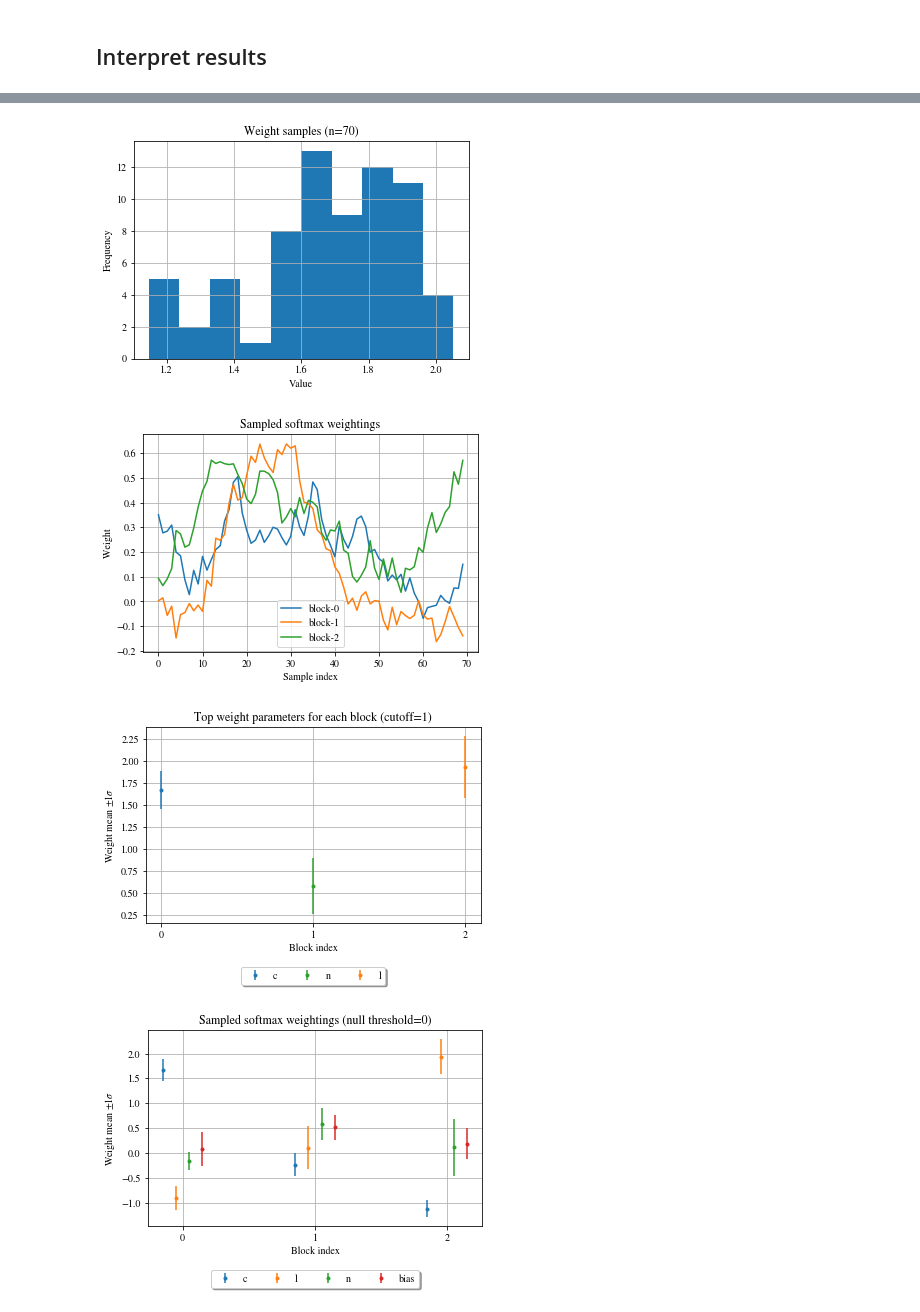
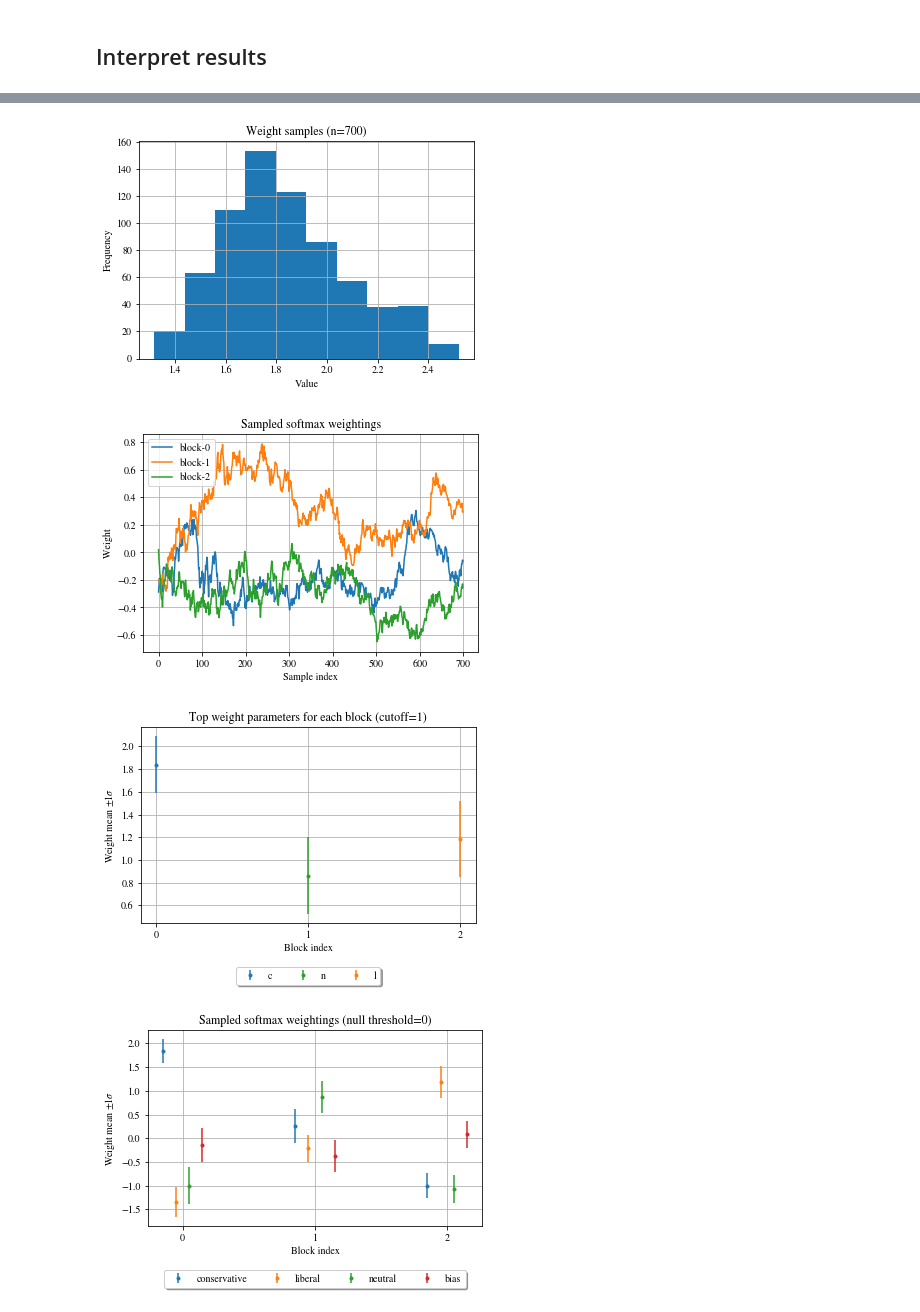
Before and after one commit to LozzaTray/Jormungandr-code, a Jupyter notebook: misc.ipynb, the cells around one changed output, grey strips where cells are left out. Saved outputs shown, nothing was run; the diff lists cells and outputs as text; code cells hidden in the pictures.

```diff
--- a/misc.ipynb
+++ b/misc.ipynb
@@ -90,7 +89,7 @@ graph.plot_posterior_props()
 # %% [markdown]
 ## Train classifier
 # %%
-classifier = graph.sample_classifier_mala(1000, step_scaling=0.1, verbose=True)
+classifier = graph.sample_classifier_mala(10000, step_scaling=0.1, verbose=True)
 # %% [output]
 Train. set accuracy: 82.85714285714286%
 # %% [markdown]
@@ -111,21 +110,22 @@ print(u_mean)
 # %%
 classifier.plot_sample_histogram()
 # %% [output]
-[figure, old version]
+[figure, new version]
 # %%
 classifier.plot_sample_history()
 # %% [output]
-[figure, old version]
+[figure, new version]
 # %%
 names = list(graph.get_feature_names())
 classifier.plot_block_principal_dims(names, cutoff=1, legend=True)
 # %% [output]
-[figure, old version]
+[figure, new version]
 # %%
 names = list(graph.get_feature_names())
+names = ["conservative", "liberal", "neutral"]
 classifier.plot_sampled_weights(names, std_dev_multiplier=1, null_space=0, legend=True)
 # %% [output]
-[figure, old version]
+[figure, new version]
 # %%
 classifier.plot_sample_matrix()
 # %% [output]
```
Also changed, not shown: parts of 7 cells of this notebook, 4 other files.
